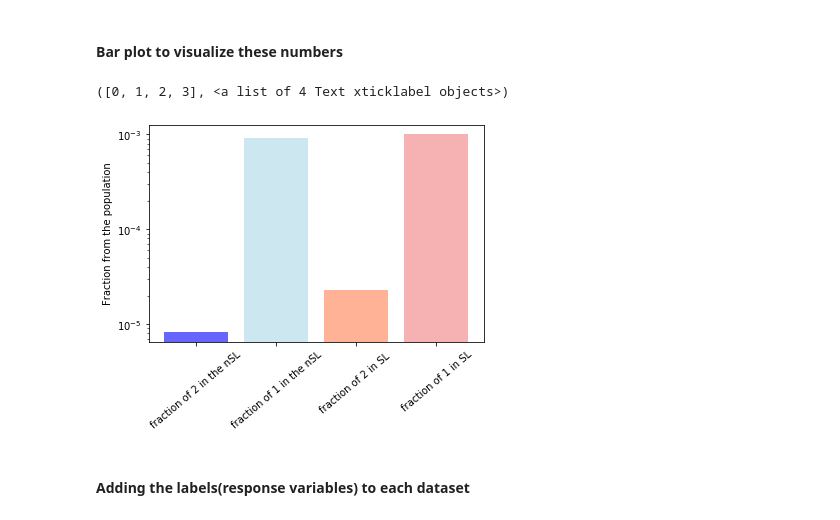
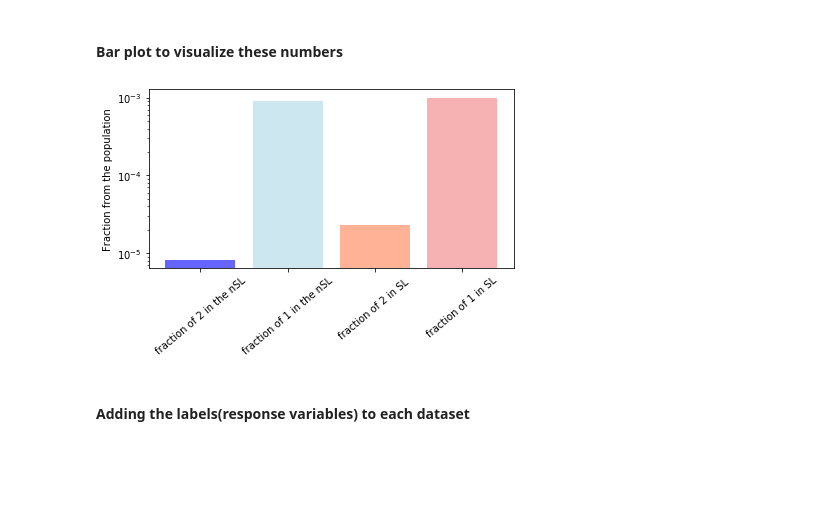
Before and after one commit to leilaicruz/machine-learning-for-yeast, a Jupyter notebook: functions-python/prot_domains2lethality-FEATURES-POSTPROCESSING.ipynb, the cells around one changed output. Drawn from its saved outputs; the diff is of its cells as text; code cells hidden in the pictures; blank space fills up the shorter version.

```diff
--- a/functions-python/prot_domains2lethality-FEATURES-POSTPROCESSING.ipynb
+++ b/functions-python/prot_domains2lethality-FEATURES-POSTPROCESSING.ipynb
@@ -65,7 +65,7 @@ population = np.arange(0,len(data_sl))
 
 # For loop for 10000 pairs sampled randomly from the SL/nSl pair list , and creating a big array of proteind domains id per protein pair
 
-for m in random.sample(list(population), 17800):
+for m in random.sample(list(population), 17871):
     protein_a=data_domains[data_domains['name']==query_gene[m]]
     protein_b=data_domains[data_domains['name']==target_gene[m]]
     protein_a_list.append(protein_a['domain-name'].tolist())
@@ -264,14 +263,15 @@ sns.distplot(abundance_domains_sL['abundance-%'],color='red');
 # %%
 plt.bar(['fraction of 2 in the nSL','fraction of 1 in the nSL'],[index_2_nontrue_count/(len(protein_feat_non_true_pd.index)*len(protein_feat_non_true_pd.columns)),index_1_nontrue_count/(len(protein_feat_non_true_pd.index)*len(protein_feat_non_true_pd.columns))],alpha=0.6,color=['blue','lightblue']),
 
 plt.bar(['fraction of 2 in SL ','fraction of 1 in SL'],[index_2_true_count/(len(protein_feat_true_pd.index)*len(protein_feat_true_pd.columns)),index_1_true_count/(len(protein_feat_true_pd.index)*len(protein_feat_true_pd.columns))],alpha=0.6,color=['coral','lightcoral'])
 
 plt.ylabel('Fraction from the population')
 plt.yscale('log')
 plt.xticks(rotation=40)
+plt.tight_layout()
+plt.savefig('Fraction-of-shared-domains-between-sL-and-nsL.png',format='png',dpi=300,transparent=True)
 # %% [output]
-([0, 1, 2, 3], <a list of 4 Text xticklabel objects>)
-[figure, old version]
+[figure, new version]
 # %% [markdown]
 #### Adding the labels(response variables) to each dataset
 # %%
```
Also changed, not shown: parts of 7 cells of this notebook, 10 other files.
